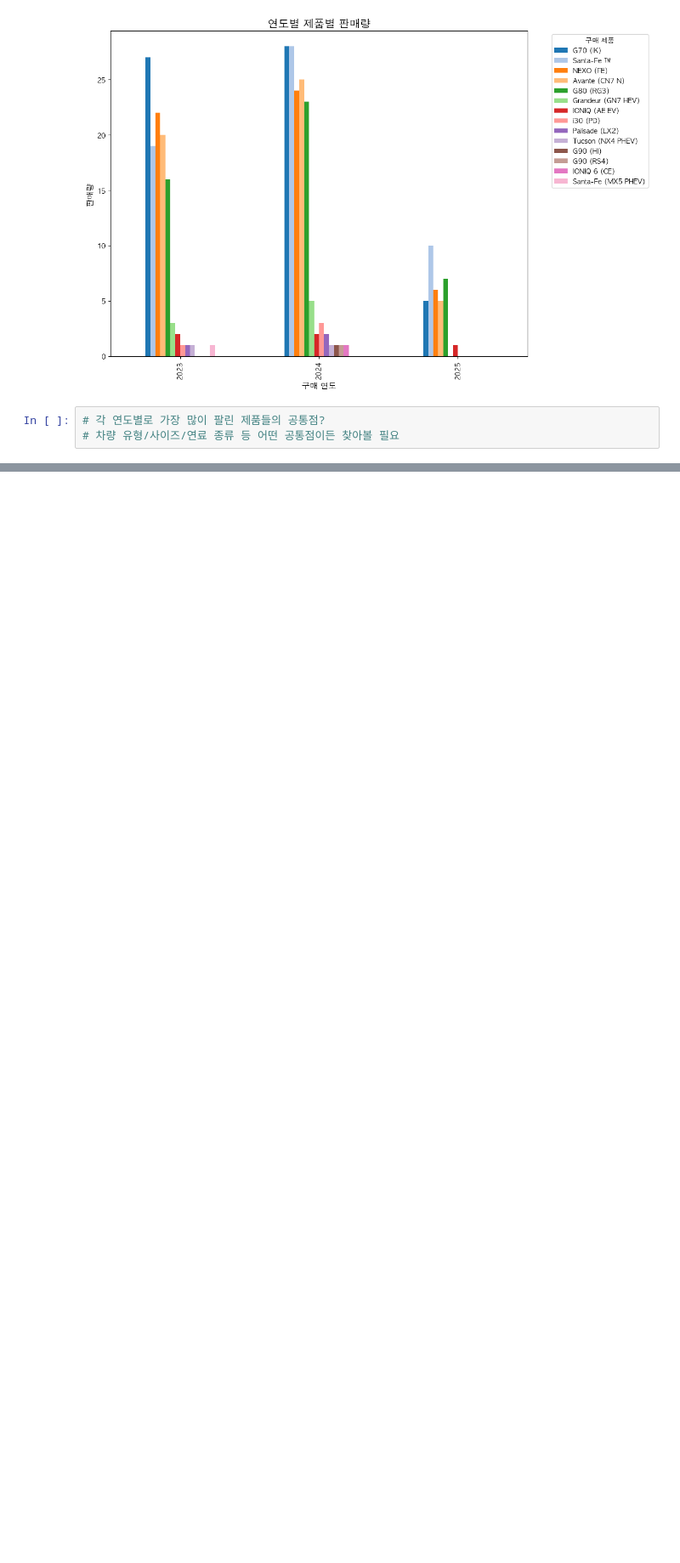
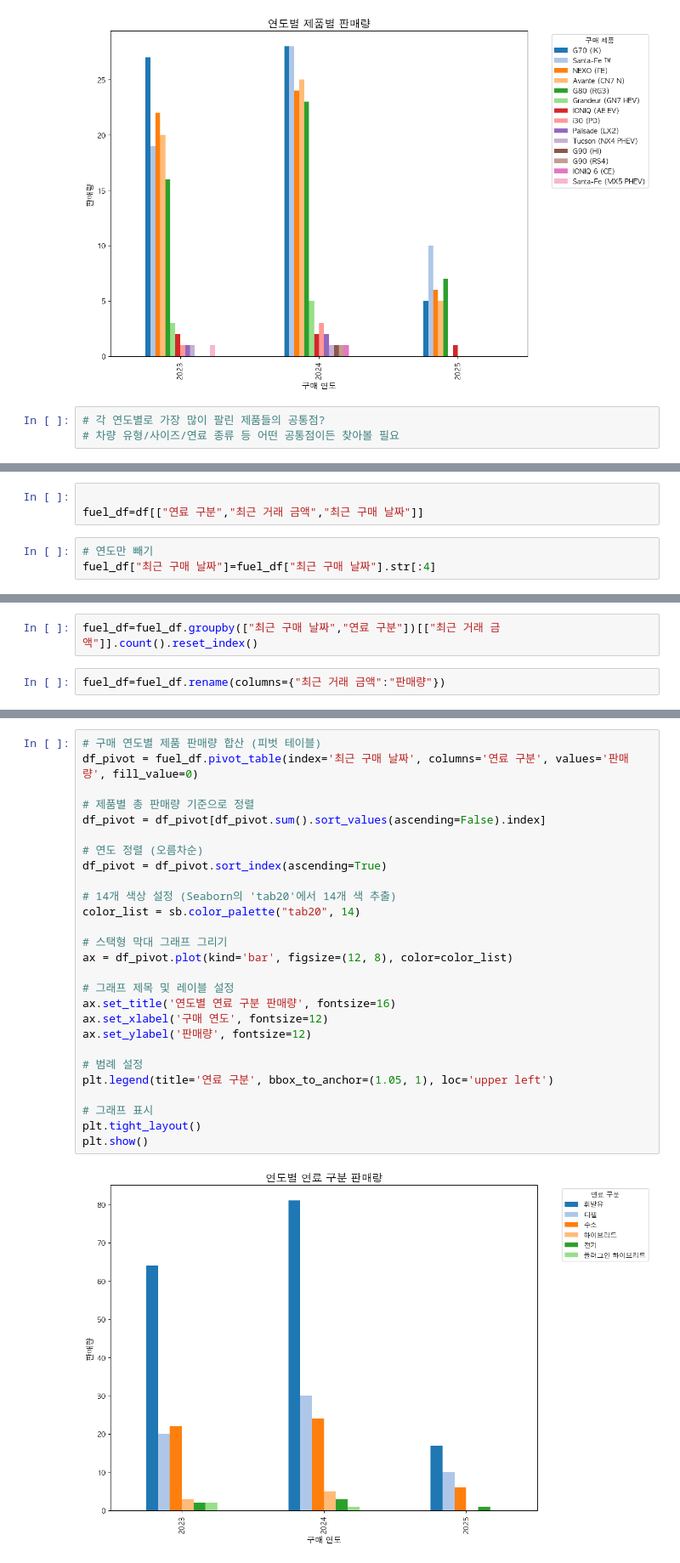
Before and after one commit to codekookiz/mini-project-1, a Jupyter notebook: data_analysis/car_category_year.ipynb, the cells around one changed output, grey strips where cells are left out. Shown: that part at 85% size. Drawn from its saved outputs; the diff is of its cells as text; blank space fills up the shorter version.

```diff
--- a/data_analysis/car_category_year.ipynb
+++ b/data_analysis/car_category_year.ipynb
@@ -139,0 +276,6 @@ plt.show()
+# %%
+
+fuel_df=df[["연료 구분","최근 거래 금액","최근 구매 날짜"]]
+# %%
+# 연도만 빼기
+fuel_df["최근 구매 날짜"]=fuel_df["최근 구매 날짜"].str[:4]
@@ -139,0 +288,4 @@ plt.show()
+# %%
+fuel_df=fuel_df.groupby(["최근 구매 날짜","연료 구분"])[["최근 거래 금액"]].count().reset_index()
+# %%
+fuel_df=fuel_df.rename(columns={"최근 거래 금액":"판매량"})
@@ -139,0 +312,29 @@ plt.show()
+# %%
+# 구매 연도별 제품 판매량 합산 (피벗 테이블)
+df_pivot = fuel_df.pivot_table(index='최근 구매 날짜', columns='연료 구분', values='판매량', fill_value=0)
+
+# 제품별 총 판매량 기준으로 정렬
+df_pivot = df_pivot[df_pivot.sum().sort_values(ascending=False).index]
+
+# 연도 정렬 (오름차순)
+df_pivot = df_pivot.sort_index(ascending=True)
+
+# 14개 색상 설정 (Seaborn의 'tab20'에서 14개 색 추출)
+color_list = sb.color_palette("tab20", 14)
+
+# 스택형 막대 그래프 그리기
+ax = df_pivot.plot(kind='bar', figsize=(12, 8), color=color_list)
+
+# 그래프 제목 및 레이블 설정
+ax.set_title('연도별 연료 구분 판매량', fontsize=16)
+ax.set_xlabel('구매 연도', fontsize=12)
+ax.set_ylabel('판매량', fontsize=12)
+
+# 범례 설정
+plt.legend(title='연료 구분', bbox_to_anchor=(1.05, 1), loc='upper left')
+
+# 그래프 표시
+plt.tight_layout()
+plt.show()
+# %% [output]
+[figure, added]
```
Also changed, not shown: parts of 17 cells of this notebook, 1 other file.
